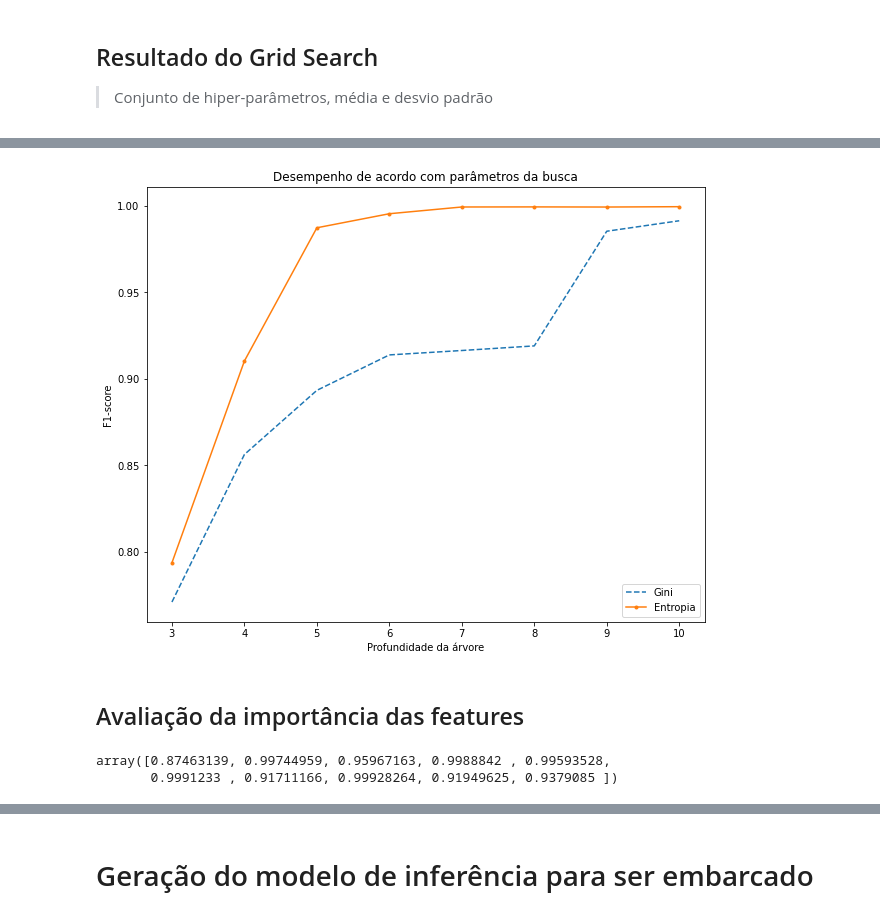
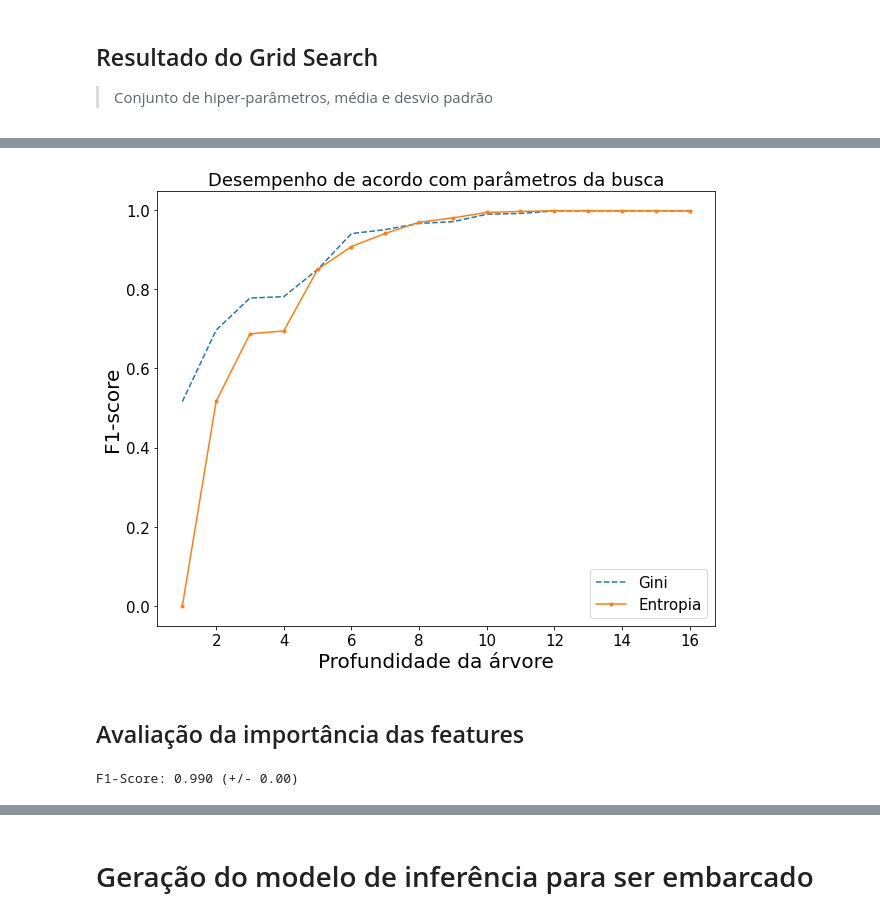
Before and after one commit to gubertoli/ProbingDataset, a Jupyter notebook: SBSeg 2020.ipynb, the cells around one changed output, grey strips where cells are left out. Cells and saved outputs as stored; diff of their text form; code cells hidden in the pictures.

```diff
--- a/SBSeg 2020.ipynb
+++ b/SBSeg 2020.ipynb
@@ -94,2 +154,6 @@ relevant_columns = list((full_data.var() > 0).index) # apenas as colunas com Var
+# %%
+# remove colunas com variância zero
+full_data.drop(columns=['ip.hdr_len', 'ip.tos', 'ip.flags.rb',
+                        'ip.flags.mf', 'ip.frag_offset'], axis=1, inplace=True)
 # %% [markdown]
 ### Análise univariada dos atributos (boxplot)
@@ -96,12 +170,13 @@ relevant_columns = list((full_data.var() > 0).index) # apenas as colunas com Var
 # %%
 colunas = 3
-linhas = int(len(relevant_columns)/colunas)+1
+linhas = int(full_data.shape[1]/colunas)+1
 
 plt.figure(figsize = [100, 100])
 
 i = 1
-for column in relevant_columns:
-    plt.subplot(linhas, colunas, i)
-    full_data.boxplot([column]);
-    i += 1
+for column in full_data.columns.values:
+    if column != "label":
+        plt.subplot(linhas, colunas, i)
+        full_data.boxplot([column]);
+        i += 1
 # %% [output]
@@ -153,5 +228,6 @@ full_data.shape
 # %%
-full_data.drop(columns=["ip.checksum", "tcp.checksum", "tcp.dstport"], axis=1, inplace=True)
+# ttl tem refletido a arquitetura de obtenção dos pacotes TTL=62 (originalmente 64 menos 2 roteadores)
+full_data.drop(columns=["ip.checksum", "ip.ttl", "tcp.checksum", "tcp.dstport"], axis=1, inplace=True)
 # %%
 full_data
 # %% [output]
@@ -171,12 +247,27 @@ full_data
 # %%
 from sklearn.tree import DecisionTreeClassifier
-from sklearn.preprocessing import StandardScaler
+from sklearn.linear_model import LogisticRegression
+from sklearn.naive_bayes import GaussianNB
+from sklearn.neural_network import MLPClassifier
+from sklearn.ensemble import RandomForestClassifier
+from sklearn.preprocessing import StandardScaler, MinMaxScaler
 
 algorithms = {
+
+    #"NB" : (GaussianNB(), {}),
+    #"LR" : (LogisticRegression(), {
+    #    "solver": ("newton-cg", "lbfgs", "saga"),
+        #"max_iter": [100]
+    #}),
+    #"RF" : (RandomForestClassifier(), {
+    #    "n_estimators" : [5, 10, 20, 30, 40, 50],
+    #    "criterion" : ("gini", "entropy"),
+    #    "max_depth": [3, 4, 5],
+    #}),
     "DT" : (DecisionTreeClassifier(), {
         "criterion": ("gini", "entropy"),
-        "max_depth": [3, 4, 5, 6, 7, 8, 9, 10],
-    })
+        "max_depth": [1, 2, 3, 4, 5, 6, 7, 8, 9, 10, 11, 12, 13, 14, 15, 16],
+    }),
 }
 
 full_data = full_data.fillna(0)
@@ -260,29 +356,34 @@ for valores in dados:
 # %%
 lists1 = sorted(gini.items())
 lists2 = sorted(entropia.items())
 x_gini, y_gini = zip(*lists1)
 x_entropia, y_entropia = zip(*lists2)
 
 plt.figure(figsize=(10,8))
+plt.rcParams.update({'font.size': 15})
 
 plt.title('Desempenho de acordo com parâmetros da busca')
-plt.ylabel('F1-score')
-plt.xlabel('Profundidade da árvore')
+plt.ylabel('F1-score', fontsize=20)
+plt.xlabel('Profundidade da árvore', fontsize=20)
 plt.plot(x_gini, y_gini, '--', label='Gini')
 plt.plot(x_entropia, y_entropia, '.-', label='Entropia')
 plt.legend(loc="lower right");
 # %% [output]
-[figure, old version]
+[figure, new version]
 # %% [markdown]
 ## Avaliação da importância das features
 # %%
 from sklearn.model_selection import cross_val_score
 
-clf = DecisionTreeClassifier(criterion='entropy', max_depth=6)
-cross_val_score(clf, X, y, cv=10)
+kf = StratifiedKFold(n_splits=10, shuffle=True, random_state=17)
+
+clf = DecisionTreeClassifier(criterion='gini', max_depth=10)
+
+scores = cross_val_score(clf, X, y, cv=kf, scoring='f1')
+
+print("F1-Score: %0.3f (+/- %0.2f)" % (scores.mean(), scores.std() * 2))
 # %% [output]
-array([0.87463139, 0.99744959, 0.95967163, 0.9988842 , 0.99593528,
-       0.9991233 , 0.91711166, 0.99928264, 0.91949625, 0.9379085 ])
+F1-Score: 0.990 (+/- 0.00)
 # %%
 clf.fit(X, y)
 # %% [output]
```
Also changed, not shown: parts of 24 cells of this notebook, 2 other files.
